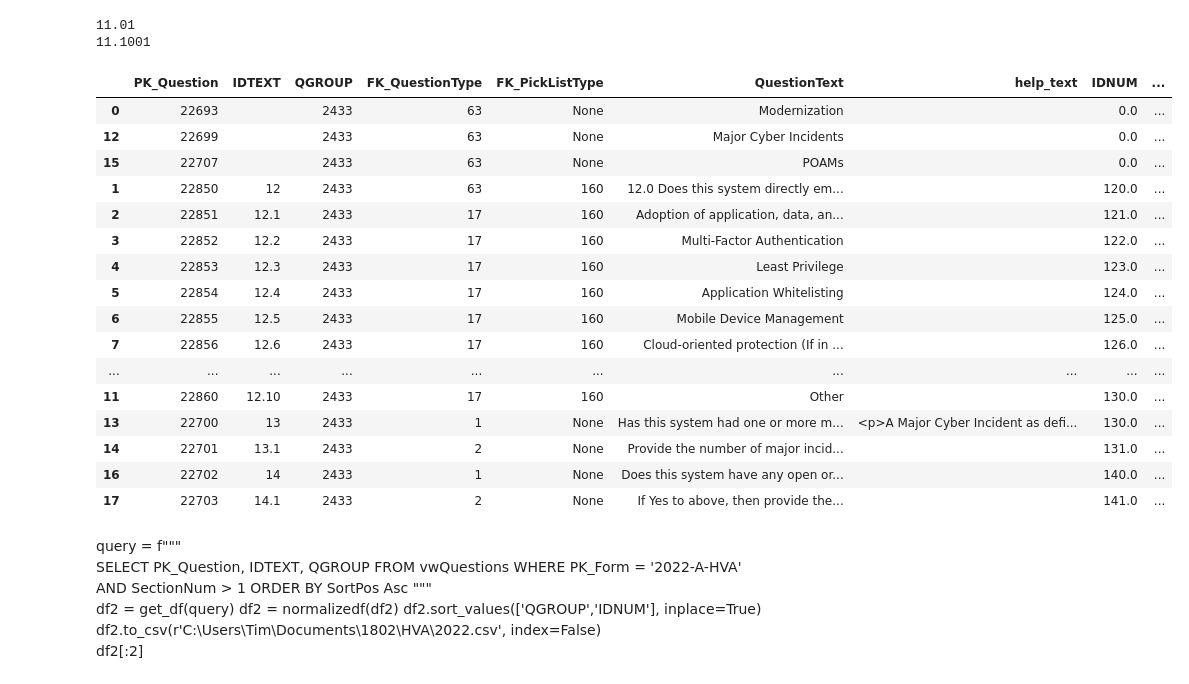
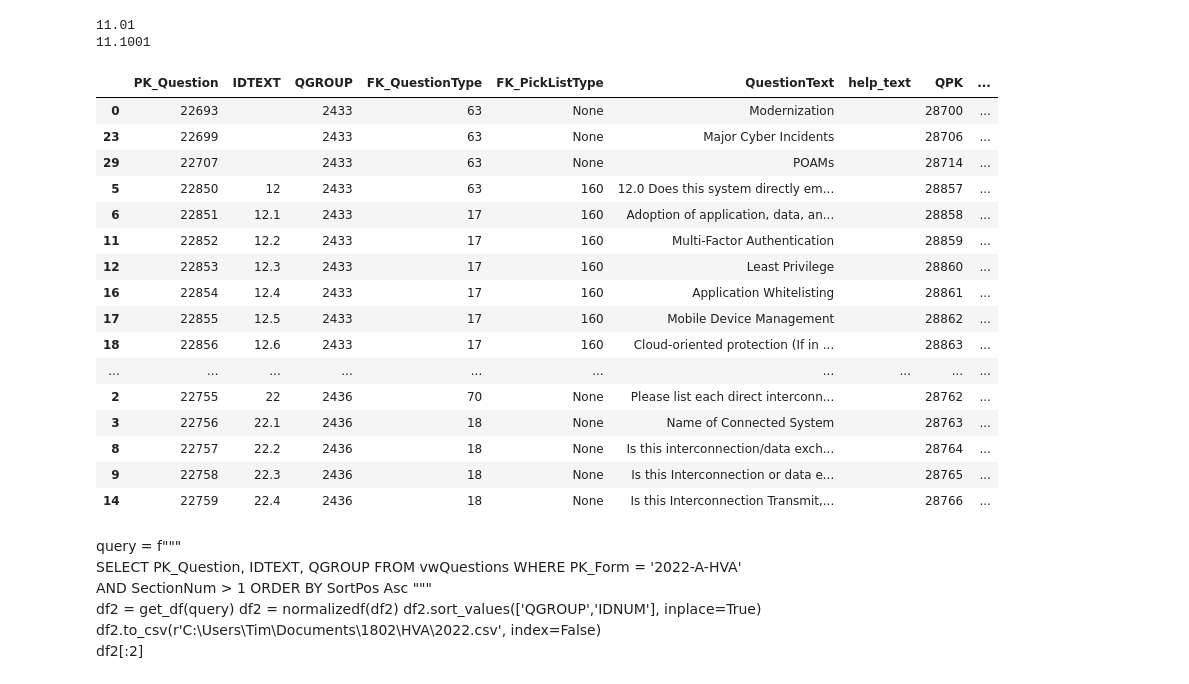
Before and after one commit to tmnkopp/PythonAutomation, a Jupyter notebook: DataCodeGen/18022022-MERGE.ipynb, the cells around one changed output. Drawn from its saved outputs; the diff is of its cells as text; code cells hidden in the pictures.

```diff
--- a/DataCodeGen/18022022-MERGE.ipynb
+++ b/DataCodeGen/18022022-MERGE.ipynb
@@ -39,50 +39,51 @@ print(id_num('1.1.10.1'))
 # %%
 def normalizedf(df):
     df.drop( columns=[c for c in df.columns if '__' in c ] , inplace=True )
+    df['QPK'] = (df['PK_Question'] - 22693) + 28700 # range(28700, len(df)+28700 )
     cols = list(df)
     df[cols] = df[cols].astype(str)
     df['IDNUM'] = df['IDTEXT'].apply(id_num)
     df.sort_values(['QGROUP','IDNUM'],inplace=True)
-    df['QPK'] = range(28500, len(df)+28500 )
+
     df['sortpos'] = range(1, len(df)+1)
     return df
 # %%
 query = f""" \
 SELECT
 PK_Question
 , IDTEXT
 , QGROUP
 , ISNULL(FK_QuestionType, '') + '' AS  FK_QuestionType
 , CONVERT(NVARCHAR(5), FK_PickListType) + ''  AS FK_PickListType
 , ISNULL(QText, '') AS  QuestionText
 , ISNULL(help_text, '') AS  help_text
 FROM vwQuestions
-WHERE PK_Form = '2021-A-HVA' AND SectionNum= 2
+WHERE PK_Form = '2021-A-HVA' AND SectionNum > 1
 ORDER BY SortPos Asc
 """
 dff  = get_df(query)
 dff = normalizedf(dff)
 dff.sort_values(['QGROUP','IDNUM'], inplace=True)
 dff.to_csv(r'C:\Users\Tim\Documents\1802\HVA\2021.csv', index=False)
-dff[:2]
+dff[:]
 # %% [output]
-|  | PK_Question | IDTEXT | QGROUP | FK_QuestionType | FK_PickListType | QuestionText | help_text | IDNUM | ... |
-| 0 | 22693 |  | 2433 | 63 | None | Modernization |  | 0.0 | ... |
-| 12 | 22699 |  | 2433 | 63 | None | Major Cyber Incidents |  | 0.0 | ... |
-| 15 | 22707 |  | 2433 | 63 | None | POAMs |  | 0.0 | ... |
-| 1 | 22850 | 12 | 2433 | 63 | 160 | 12.0 Does this system directly em... |  | 120.0 | ... |
-| 2 | 22851 | 12.1 | 2433 | 17 | 160 | Adoption of application, data, an... |  | 121.0 | ... |
-| 3 | 22852 | 12.2 | 2433 | 17 | 160 | Multi-Factor Authentication |  | 122.0 | ... |
-| 4 | 22853 | 12.3 | 2433 | 17 | 160 | Least Privilege |  | 123.0 | ... |
-| 5 | 22854 | 12.4 | 2433 | 17 | 160 | Application Whitelisting |  | 124.0 | ... |
-| 6 | 22855 | 12.5 | 2433 | 17 | 160 | Mobile Device Management |  | 125.0 | ... |
-| 7 | 22856 | 12.6 | 2433 | 17 | 160 | Cloud-oriented protection (If in ... |  | 126.0 | ... |
+|  | PK_Question | IDTEXT | QGROUP | FK_QuestionType | FK_PickListType | QuestionText | help_text | QPK | ... |
+| 0 | 22693 |  | 2433 | 63 | None | Modernization |  | 28700 | ... |
+| 23 | 22699 |  | 2433 | 63 | None | Major Cyber Incidents |  | 28706 | ... |
+| 29 | 22707 |  | 2433 | 63 | None | POAMs |  | 28714 | ... |
+| 5 | 22850 | 12 | 2433 | 63 | 160 | 12.0 Does this system directly em... |  | 28857 | ... |
+| 6 | 22851 | 12.1 | 2433 | 17 | 160 | Adoption of application, data, an... |  | 28858 | ... |
+| 11 | 22852 | 12.2 | 2433 | 17 | 160 | Multi-Factor Authentication |  | 28859 | ... |
+| 12 | 22853 | 12.3 | 2433 | 17 | 160 | Least Privilege |  | 28860 | ... |
+| 16 | 22854 | 12.4 | 2433 | 17 | 160 | Application Whitelisting |  | 28861 | ... |
+| 17 | 22855 | 12.5 | 2433 | 17 | 160 | Mobile Device Management |  | 28862 | ... |
+| 18 | 22856 | 12.6 | 2433 | 17 | 160 | Cloud-oriented protection (If in ... |  | 28863 | ... |
 | ... | ... | ... | ... | ... | ... | ... | ... | ... | ... |
-| 11 | 22860 | 12.10 | 2433 | 17 | 160 | Other |  | 130.0 | ... |
-| 13 | 22700 | 13 | 2433 | 1 | None | Has this system had one or more m... | <p>A Major Cyber Incident as defi... | 130.0 | ... |
-| 14 | 22701 | 13.1 | 2433 | 2 | None | Provide the number of major incid... |  | 131.0 | ... |
-| 16 | 22702 | 14 | 2433 | 1 | None | Does this system have any open or... |  | 140.0 | ... |
-| 17 | 22703 | 14.1 | 2433 | 2 | None | If Yes to above, then provide the... |  | 141.0 | ... |
+| 2 | 22755 | 22 | 2436 | 70 | None | Please list each direct interconn... |  | 28762 | ... |
+| 3 | 22756 | 22.1 | 2436 | 18 | None | Name of Connected System |  | 28763 | ... |
+| 8 | 22757 | 22.2 | 2436 | 18 | None | Is this interconnection/data exch... |  | 28764 | ... |
+| 9 | 22758 | 22.3 | 2436 | 18 | None | Is this Interconnection or data e... |  | 28765 | ... |
+| 14 | 22759 | 22.4 | 2436 | 18 | None | Is this Interconnection Transmit,... |  | 28766 | ... |
 # %% [markdown]
 query = f""" \
 SELECT PK_Question, IDTEXT, QGROUP FROM vwQuestions
```
Also changed, not shown: parts of 2 cells of this notebook.
